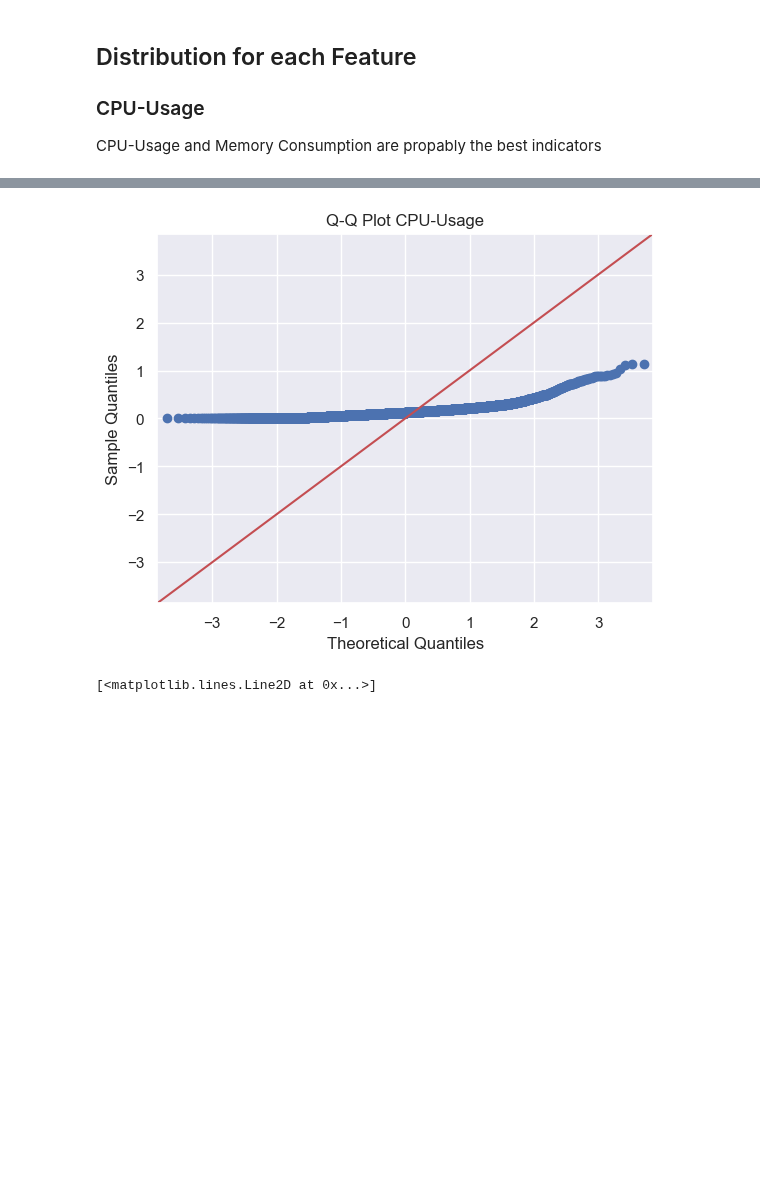
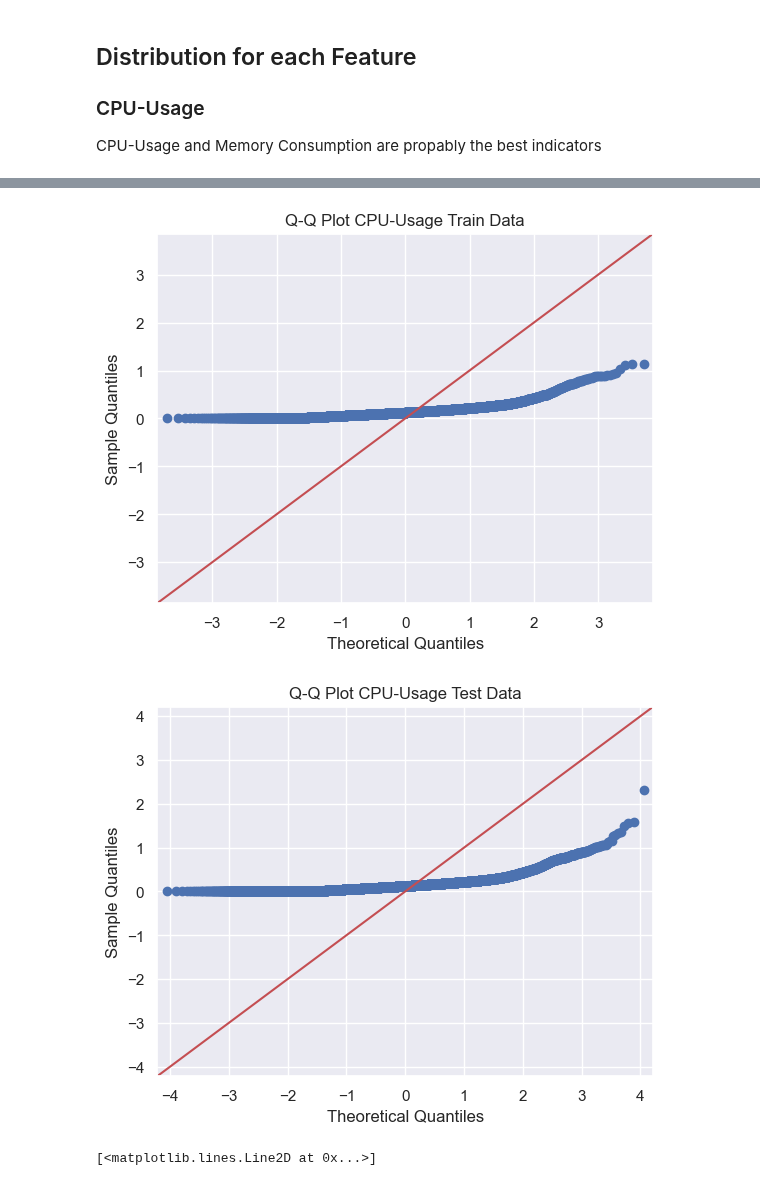
Before and after one commit to Janalytics94/anomaly-detection-software, a Jupyter notebook: src/analyse/EDA.ipynb, the cells around one changed output, grey strips where cells are left out. Saved outputs shown, nothing was run; the diff lists cells and outputs as text; code cells hidden in the pictures; blank space fills up the shorter version.

```diff
--- a/src/analyse/EDA.ipynb
+++ b/src/analyse/EDA.ipynb
@@ -16,7 +28,9 @@ from scipy import stats
 import matplotlib.dates
 # %%
 train = pd.read_pickle("/Users/janavihs/projects/anomaly-detection-software/data/interim/train.pkl")
+test = pd.read_pickle("/Users/janavihs/projects/anomaly-detection-software/data/interim/test.pkl")
 #len(test.timestamp.unique()) # all unique so we can use it as index
 train = train.set_index('timestamp')
+test = test.set_index('timestamp')
 # %%
 train.info()
@@ -87,10 +199,15 @@ sns.displot(train.cpu_usage, kde=True).set(title="Distribution Plot CPU Usage")
 # %%
 # Q-Q Plot
-fig = sm.qqplot(train.cpu_usage, line='45') # Cpu_Usage follows normal behaviour
-plt.title("Q-Q Plot CPU-Usage")
+fig = sm.qqplot(train.cpu_usage, line='45') # cpu usage does not follow normal behaviour
+plt.title("Q-Q Plot CPU-Usage Train Data")
 plt.show()
+# Q-Q Plot
+fig = sm.qqplot(test.cpu_usage, line='45') # cpu usage does follow normal behaviour
+plt.title("Q-Q Plot CPU-Usage Test Data")
+plt.show()
 # %% [output]
-[figure, old version]
+[figure, new version]
+[figure, added]
 # %%
 plt.plot(train.index, train.cpu_usage)
 # %% [output]
```
Also changed, not shown: parts of 14 cells of this notebook, 14 other files.
